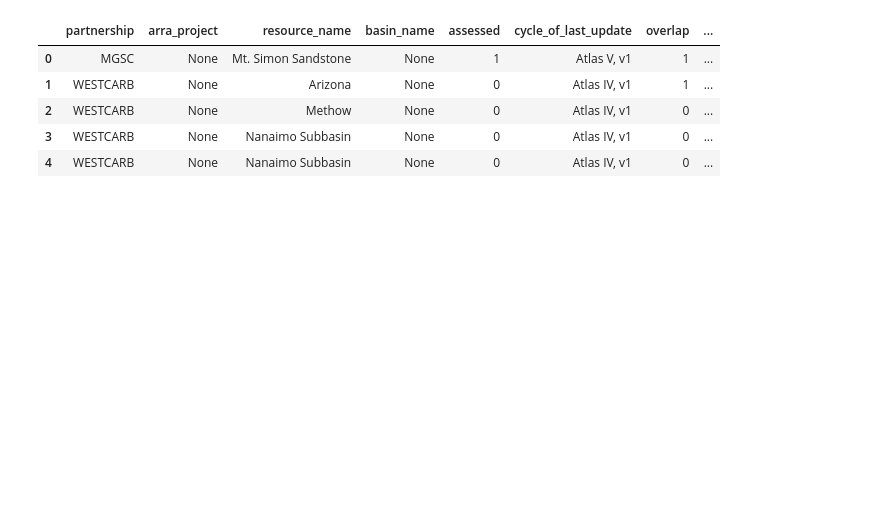
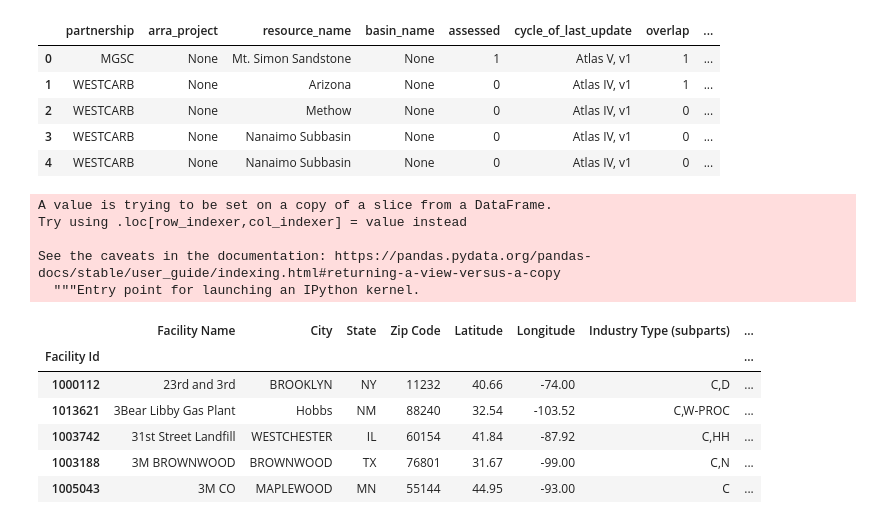
Before and after one commit to louisnoel/RCEL506_Project, a Jupyter notebook: RCEL_506_CCS_Analysis_Louis.ipynb, the cells around one changed output. Drawn from its saved outputs; the diff is of its cells as text; code cells hidden in the pictures; blank space fills up the shorter version.

```diff
--- a/RCEL_506_CCS_Analysis_Louis.ipynb
+++ b/RCEL_506_CCS_Analysis_Louis.ipynb
@@ -466,0 +464,20 @@ saline.head()
+# %%
+co2_geo = co2_facilities
+# %%
+co2_geo['geometry'] = co2_geo.apply(lambda x: Point((x.Longitude,x.Latitude)),axis=1)
+# %% [output]
+A value is trying to be set on a copy of a slice from a DataFrame.
+Try using .loc[row_indexer,col_indexer] = value instead
+
+See the caveats in the documentation: https://pandas.pydata.org/pandas-docs/stable/user_guide/indexing.html#returning-a-view-versus-a-copy
+  """Entry point for launching an IPython kernel.
+# %%
+co2_geo.head()
+# %% [output]
+|  | Facility Name | City | State | Zip Code | Latitude | Longitude | Industry Type (subparts) | ... |
+| Facility Id |  |  |  |  |  |  |  | ... |
+| 1000112 | 23rd and 3rd | BROOKLYN | NY | 11232 | 40.66 | -74.00 | C,D | ... |
+| 1013621 | 3Bear Libby Gas Plant | Hobbs | NM | 88240 | 32.54 | -103.52 | C,W-PROC | ... |
+| 1003742 | 31st Street Landfill | WESTCHESTER | IL | 60154 | 41.84 | -87.92 | C,HH | ... |
+| 1003188 | 3M BROWNWOOD | BROWNWOOD | TX | 76801 | 31.67 | -99.00 | C,N | ... |
+| 1005043 | 3M CO | MAPLEWOOD | MN | 55144 | 44.95 | -93.00 | C | ... |
```
Also changed, not shown: parts of 18 cells of this notebook.
